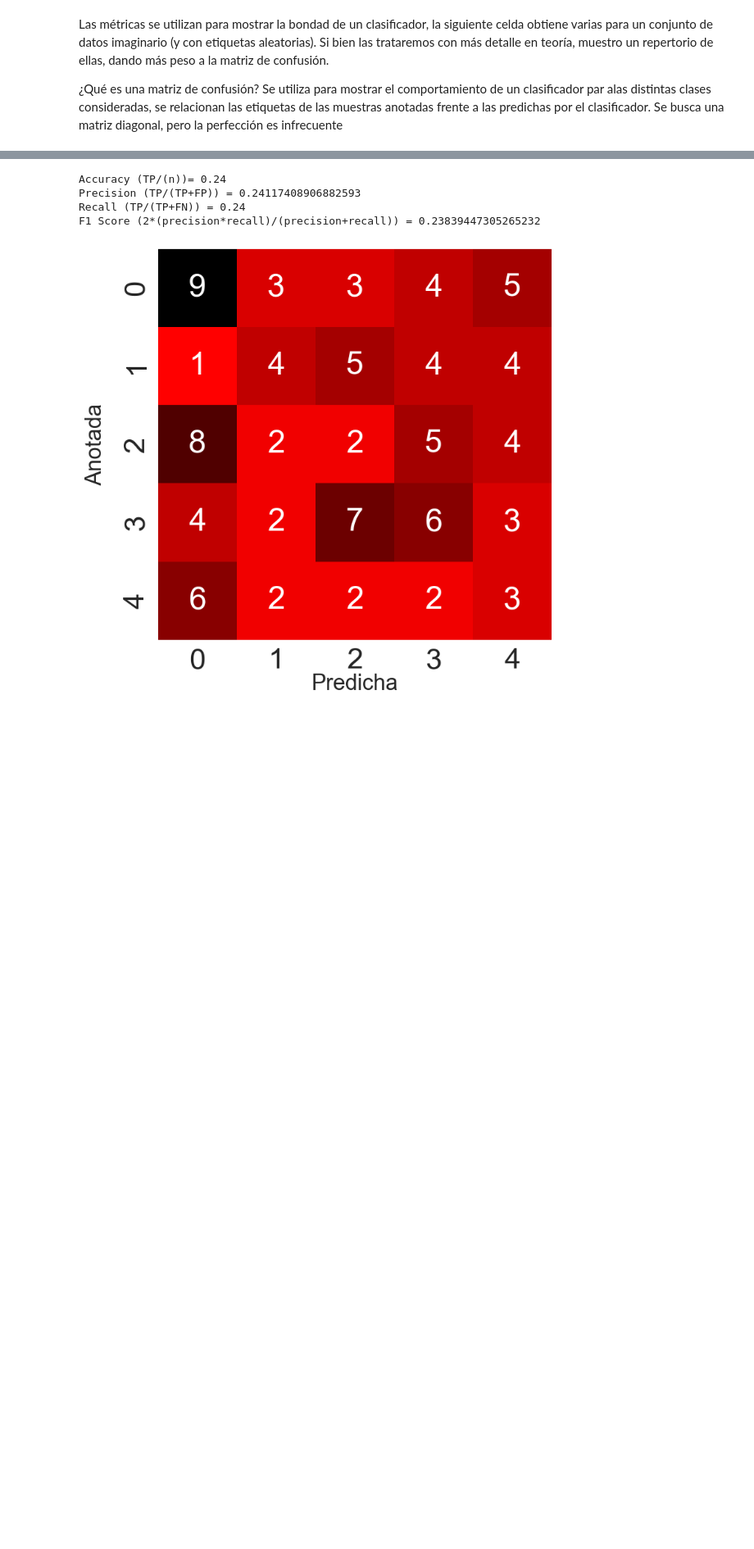
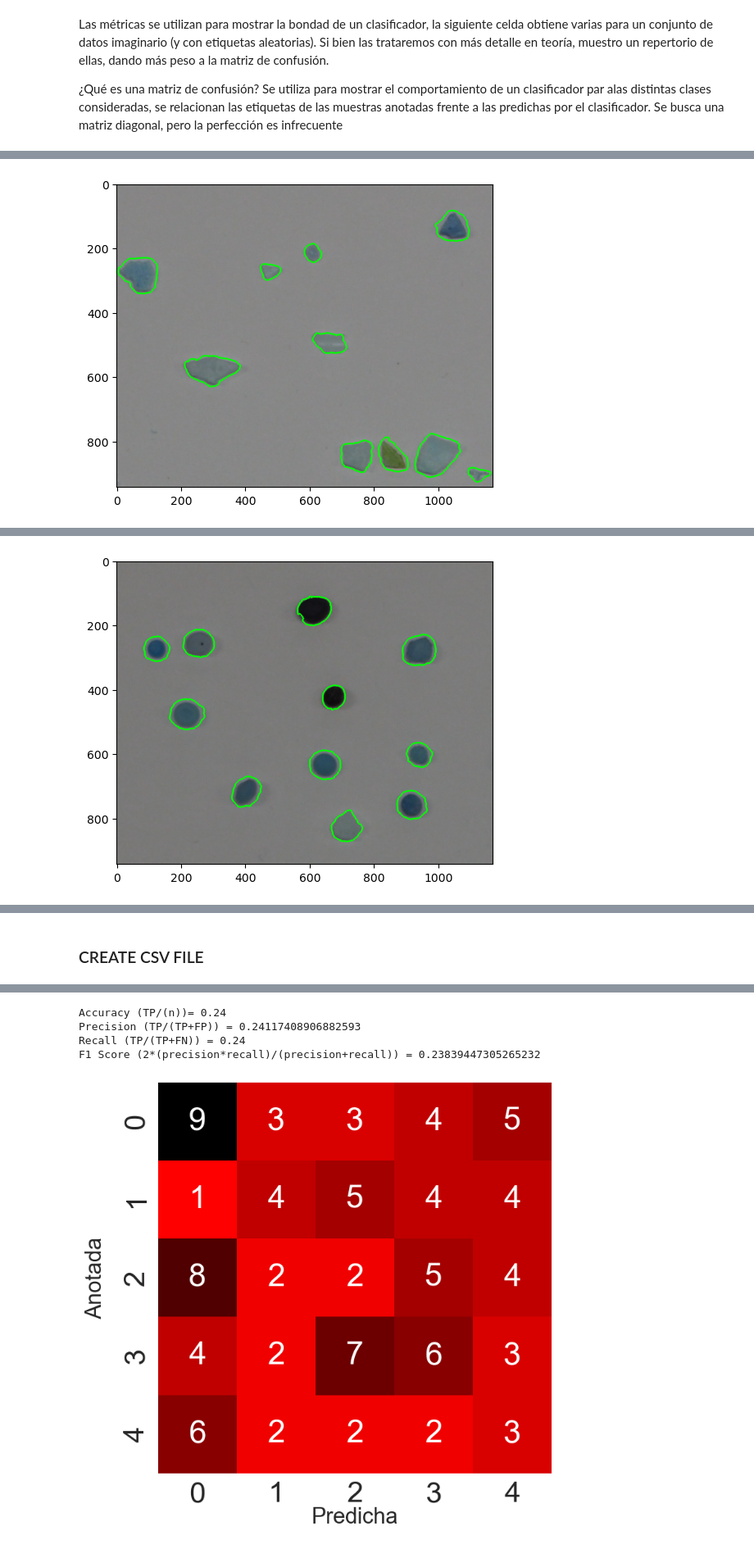
Before and after one commit to VC-ulpgc-JRP-y-SGR/p3-vc, a Jupyter notebook: VC_P3.ipynb, the cells around one changed output, grey strips where cells are left out. Shown at 82% size. Saved outputs shown, nothing was run; the diff lists cells and outputs as text; code cells hidden in the pictures; blank space fills up the shorter version.

```diff
--- a/VC_P3.ipynb
+++ b/VC_P3.ipynb
@@ -685,0 +645,17 @@ class Classifier:
+# %%
+def print_image(url):
+    original, image, contours = process_image(url)
+    metadata, contourns = get_contourns_info(contours)
+
+    cv2.drawContours(original, contourns, -1, (0,255,0), 3)
+
+    plt.imshow(original)
+    plt.show()
+
+print_image('FRA.png')
+print_image('PEL.png')
+print_image('TAR.png')
+print_image('./pellet-03-olympus-10-01-2020.JPG')
+print_image('./tar-03-olympus-10-01-2020.JPG')
+print_image('./fragment-03-olympus-10-01-2020.JPG')
+# %% [output]
@@ -685,0 +664 @@ class Classifier:
+[figure, added]
@@ -685,0 +667 @@ class Classifier:
+[figure, added]
@@ -685,0 +674,2 @@ class Classifier:
+# %% [markdown]
+### CREATE CSV FILE
```
Also changed, not shown: parts of 14 cells of this notebook, 2 other files.
